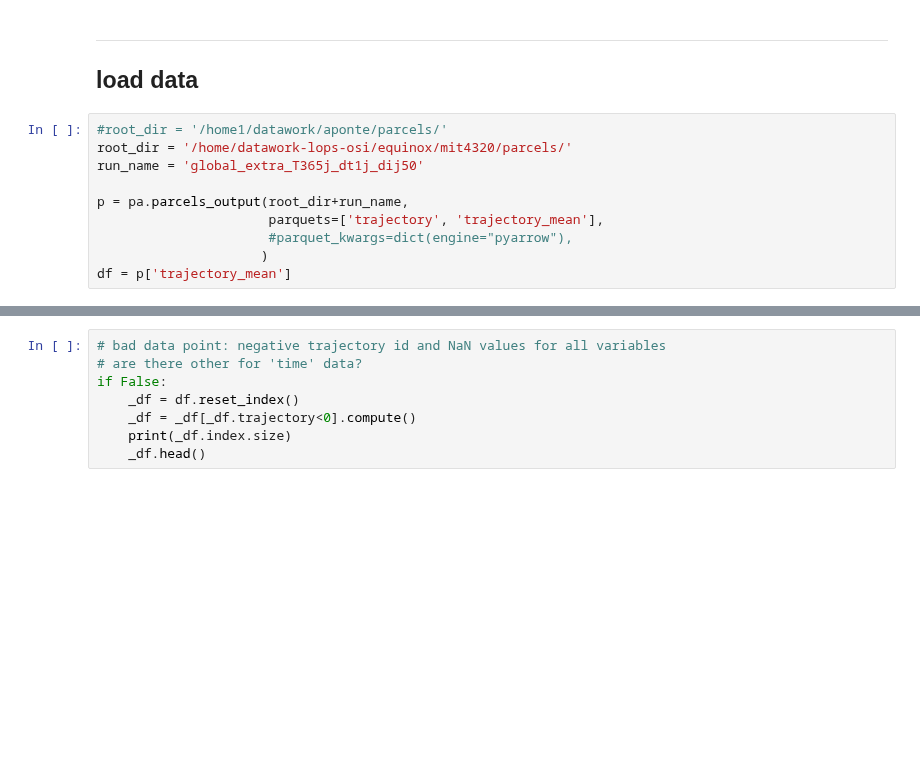
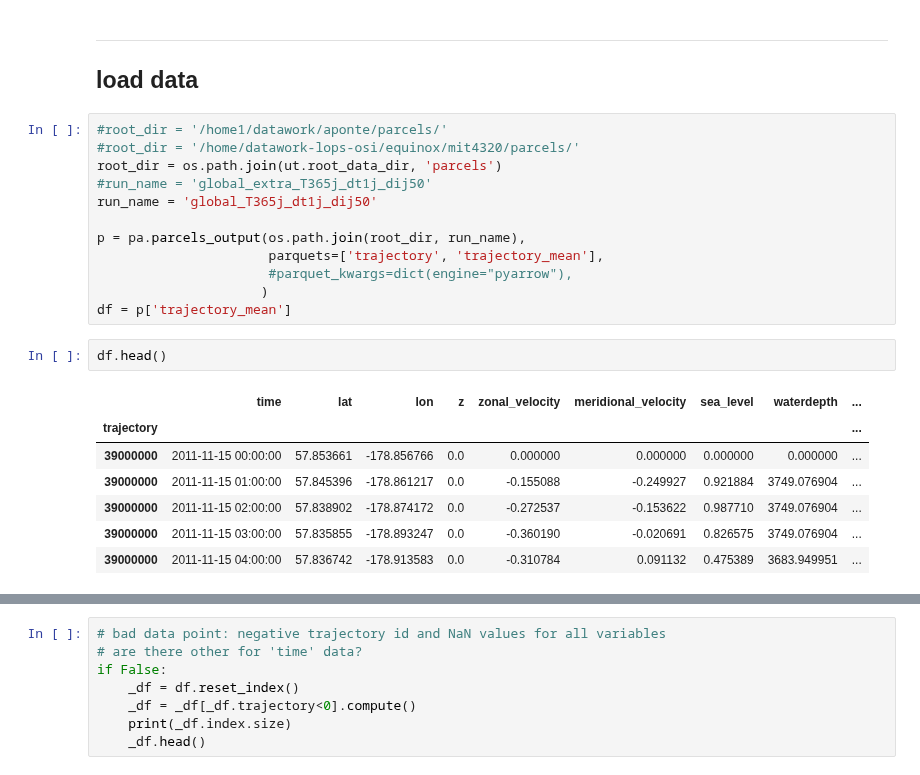
Before and after one commit to apatlpo/mit_equinox, a Jupyter notebook: parcels/spectra.ipynb, the cells around one changed output, grey strips where cells are left out. Drawn from its saved outputs; the diff is of its cells as text; blank space fills up the shorter version.

```diff
--- a/parcels/spectra.ipynb
+++ b/parcels/spectra.ipynb
@@ -48,14 +63,26 @@ client
 ## load data
 # %%
 #root_dir = '/home1/datawork/aponte/parcels/'
-root_dir = '/home/datawork-lops-osi/equinox/mit4320/parcels/'
-run_name = 'global_extra_T365j_dt1j_dij50'
+#root_dir = '/home/datawork-lops-osi/equinox/mit4320/parcels/'
+root_dir = os.path.join(ut.root_data_dir, 'parcels')
+#run_name = 'global_extra_T365j_dt1j_dij50'
+run_name = 'global_T365j_dt1j_dij50'
 
-p = pa.parcels_output(root_dir+run_name,
+p = pa.parcels_output(os.path.join(root_dir, run_name),
                       parquets=['trajectory', 'trajectory_mean'],
                       #parquet_kwargs=dict(engine="pyarrow"),
                      )
 df = p['trajectory_mean']
+# %%
+df.head()
+# %% [output]
+|  | time | lat | lon | z | zonal_velocity | meridional_velocity | sea_level | waterdepth | ... |
+| trajectory |  |  |  |  |  |  |  |  | ... |
+| 39000000 | 2011-11-15 00:00:00 | 57.853661 | -178.856766 | 0.0 | 0.000000 | 0.000000 | 0.000000 | 0.000000 | ... |
+| 39000000 | 2011-11-15 01:00:00 | 57.845396 | -178.861217 | 0.0 | -0.155088 | -0.249927 | 0.921884 | 3749.076904 | ... |
+| 39000000 | 2011-11-15 02:00:00 | 57.838902 | -178.874172 | 0.0 | -0.272537 | -0.153622 | 0.987710 | 3749.076904 | ... |
+| 39000000 | 2011-11-15 03:00:00 | 57.835855 | -178.893247 | 0.0 | -0.360190 | -0.020691 | 0.826575 | 3749.076904 | ... |
+| 39000000 | 2011-11-15 04:00:00 | 57.836742 | -178.913583 | 0.0 | -0.310784 | 0.091132 | 0.475389 | 3683.949951 | ... |
 # %%
 # add time in hours
 df = df.rename(columns={'time': 'date'})
```
Also changed, not shown: parts of 12 cells of this notebook, 7 other files.
